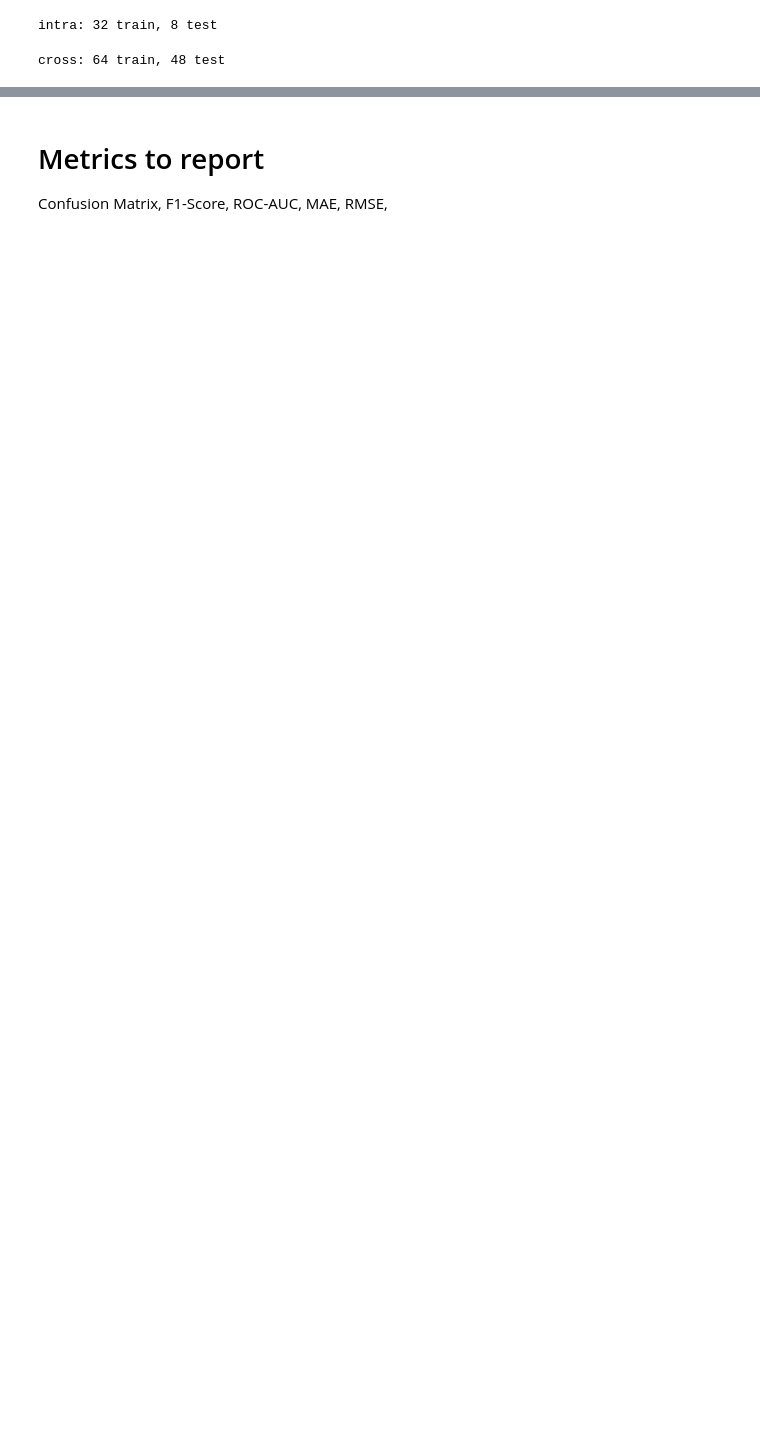
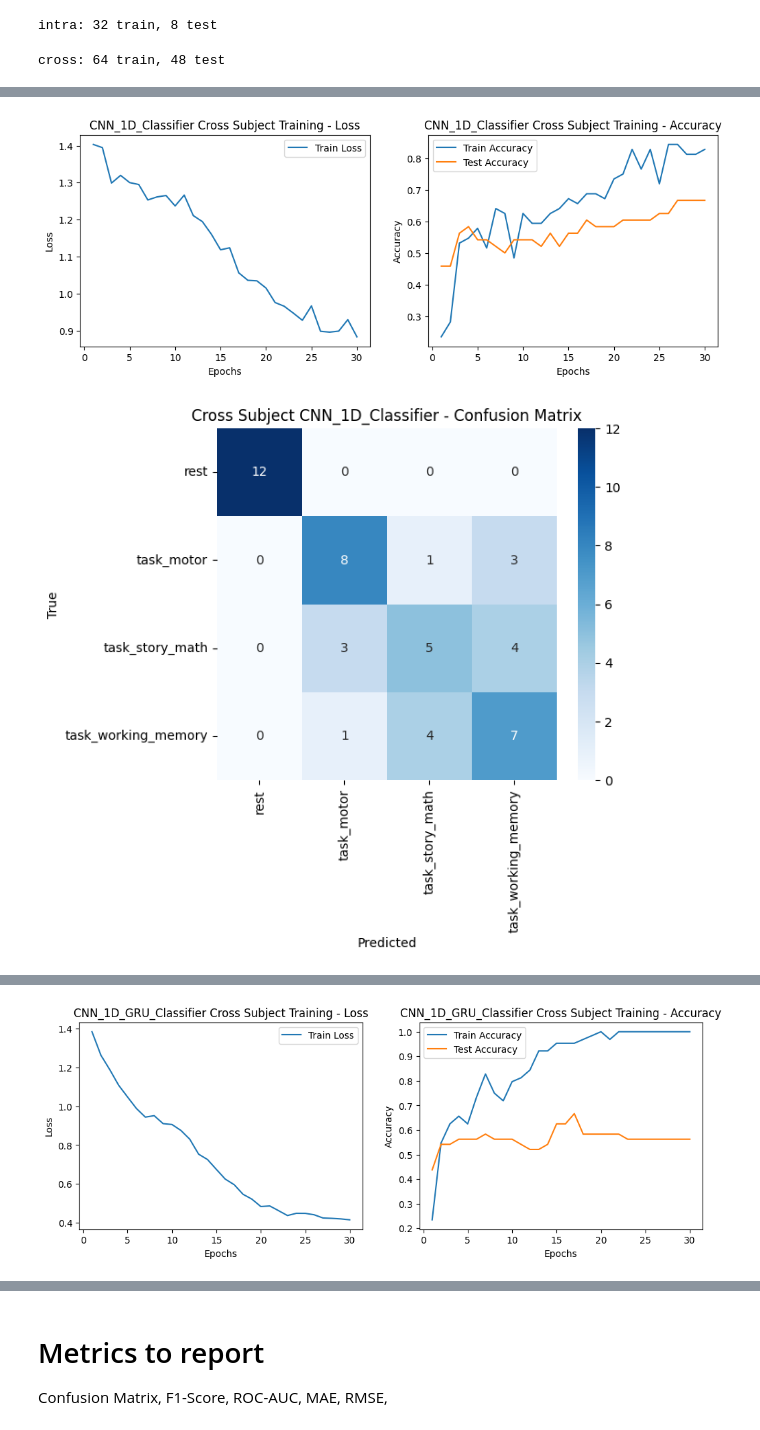
Before and after one commit to kianniek/UU_DeepLearning_Assignment_2, a Jupyter notebook: notebooks/main.ipynb, the cells around one changed output, grey strips where cells are left out. Drawn from its saved outputs; the diff is of its cells as text; code cells hidden in the pictures; blank space fills up the shorter version.

```diff
--- a/notebooks/main.ipynb
+++ b/notebooks/main.ipynb
@@ -618,0 +680,73 @@ plot_confusion_matrix(alt_model, cross_test_loader, 'Cross Subject CNN_GRU_Class
+# %%
+import pandas as pd
+from sklearn.metrics import classification_report, roc_auc_score, mean_absolute_error, mean_squared_error
+import torch.nn.functional as F
+
+def evaluate_metrics(model, test_loader):
+    device = torch.device('cuda' if torch.cuda.is_available() else 'cpu')
+    model.eval()
+
+    all_preds = []
+    all_labels = []
+    all_probs = []
+
+    with torch.no_grad():
+        for inputs, labels in test_loader:
+            inputs, labels = inputs.to(device), labels.to(device)
+            # No need to manually unsqueeze(-2) anymore, model handles shape differences natively
+
+            outputs = model(inputs)
+            probs = F.softmax(outputs, dim=1)
+            _, predicted = torch.max(outputs, 1)
+
+            all_preds.extend(predicted.cpu().numpy())
+            all_labels.extend(labels.cpu().numpy())
+            all_probs.extend(probs.cpu().numpy())
+
+    # Calculate metrics
+    f1 = f1_score(all_labels, all_preds, average='macro')
+    # ROC AUC requires one-hot encoded labels for multi-class
+    try:
+        roc_auc = roc_auc_score(all_labels, all_probs, multi_class='ovr')
+    except:
+        roc_auc = None  # might fail if a class is not present in test set
+
+    mae = mean_absolute_error(all_labels, all_preds)
+    rmse = np.sqrt(mean_squared_error(all_labels, all_preds))
+
+    return {
+        "F1-Score": f1,
+        "ROC-AUC": roc_auc,
+        "MAE": mae,
+        "RMSE": rmse
+    }
+
+print("Training all 4 models on cross-subject data...")
+
+models_to_test = {
+    "CNN_1D_Classifier": CNN_1D_Classifier(in_channels=248, num_classes=4),
+    "CNN_1D_GRU_Classifier": CNN_1D_GRU_Classifier(in_channels=248, num_classes=4),
+}
+
+final_performance = []
+
+for name, cnn_1d_classifier in models_to_test.items():
+    print(f"\n--- Training {name} ---")
+
+    # Models are now built to directly accept the data loaders [batch, 248, time]
+    res = train_model(cnn_1d_classifier, cross_train_loader, cross_test_loader, num_epochs=30, learning_rate=5e-4)
+
+    metrics = evaluate_metrics(cnn_1d_classifier, cross_test_loader)
+    metrics["Model"] = name
+    metrics["Test Accuracy"] = res['test_acc'][-1]
+
+    plot_learning_curves(res, f'{name} Cross Subject Training')
+    plot_confusion_matrix(cnn_1d_classifier, cross_test_loader, f'Cross Subject {name}')
+
+    final_performance.append(metrics)
+
+df_performance = pd.DataFrame(final_performance)
+df_performance = df_performance[['Model', 'Test Accuracy', 'F1-Score', 'ROC-AUC', 'MAE', 'RMSE']]
+df_performance.to_csv('../reports/model_performance_comparison.csv', index=False)
+display(df_performance)
+# %% [output]
@@ -618,0 +770,2 @@ plot_confusion_matrix(alt_model, cross_test_loader, 'Cross Subject CNN_GRU_Class
+[figure, added]
+[figure, added]
@@ -618,0 +789 @@ plot_confusion_matrix(alt_model, cross_test_loader, 'Cross Subject CNN_GRU_Class
+[figure, added]
```
Also changed, not shown: parts of 11 cells of this notebook, 15 other files.
